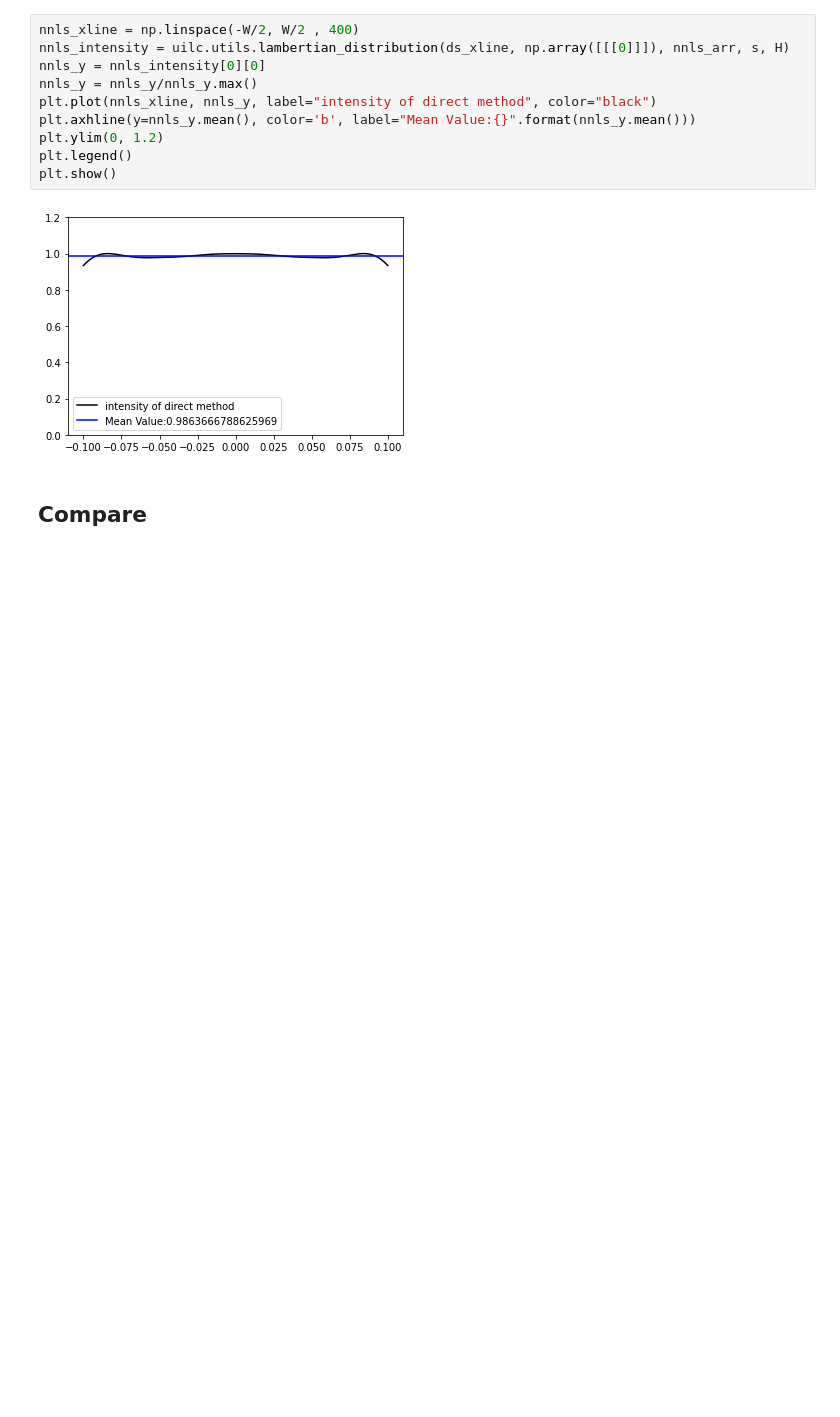
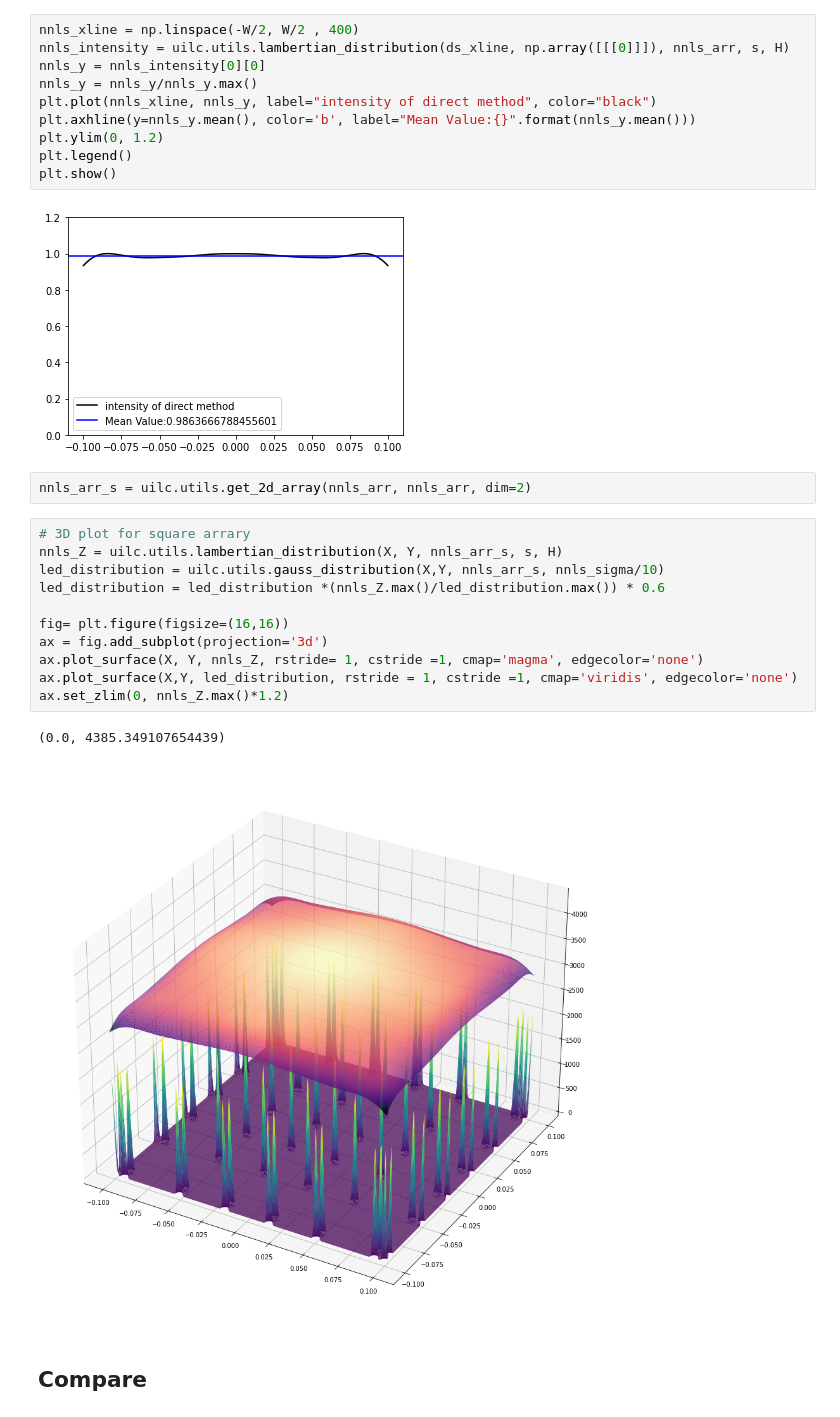
Before and after one commit to HYUNSEONG-KIM/UILC, a Jupyter notebook: docs/usage.ipynb, the cells around one changed output. Drawn from its saved outputs; the diff is of its cells as text; blank space fills up the shorter version.

```diff
--- a/docs/usage.ipynb
+++ b/docs/usage.ipynb
@@ -193,6 +255,22 @@ plt.legend()
 plt.show()
 # %% [output]
 [figure]
+# %%
+nnls_arr_s = uilc.utils.get_2d_array(nnls_arr, nnls_arr, dim=2)
+# %%
+# 3D plot for square arrary
+nnls_Z = uilc.utils.lambertian_distribution(X, Y, nnls_arr_s, s, H)
+led_distribution = uilc.utils.gauss_distribution(X,Y, nnls_arr_s, nnls_sigma/10)
+led_distribution = led_distribution *(nnls_Z.max()/led_distribution.max()) * 0.6
+
+fig= plt.figure(figsize=(16,16))
+ax = fig.add_subplot(projection='3d')
+ax.plot_surface(X, Y, nnls_Z, rstride= 1, cstride =1, cmap='magma', edgecolor='none')
+ax.plot_surface(X,Y, led_distribution, rstride = 1, cstride =1, cmap='viridis', edgecolor='none')
+ax.set_zlim(0, nnls_Z.max()*1.2)
+# %% [output]
+(0.0, 4385.349107654439)
+[figure, added]
 # %% [markdown]
 ## Compare
 # %%
```
Also changed, not shown: parts of 11 cells of this notebook, 1 other file.
